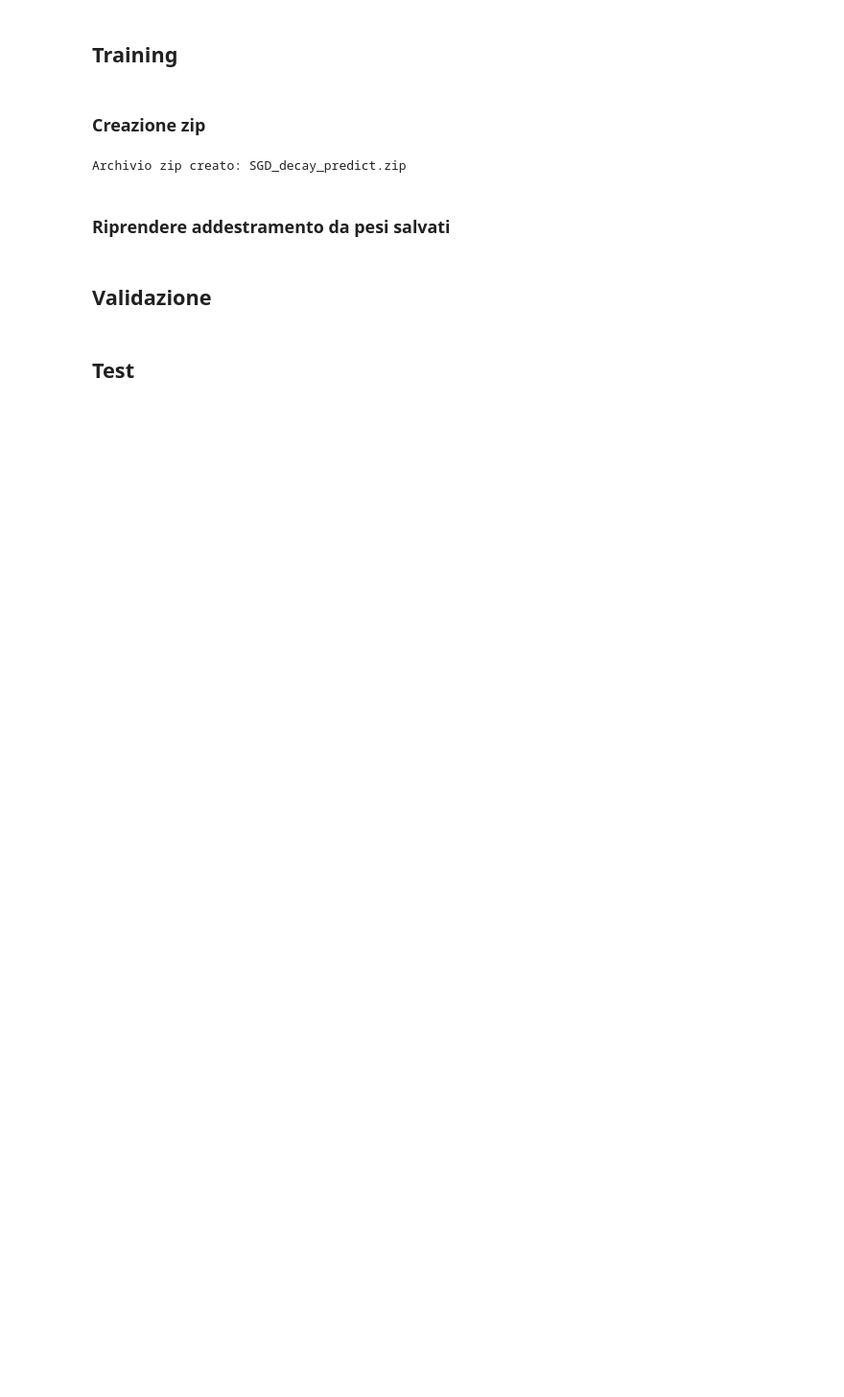
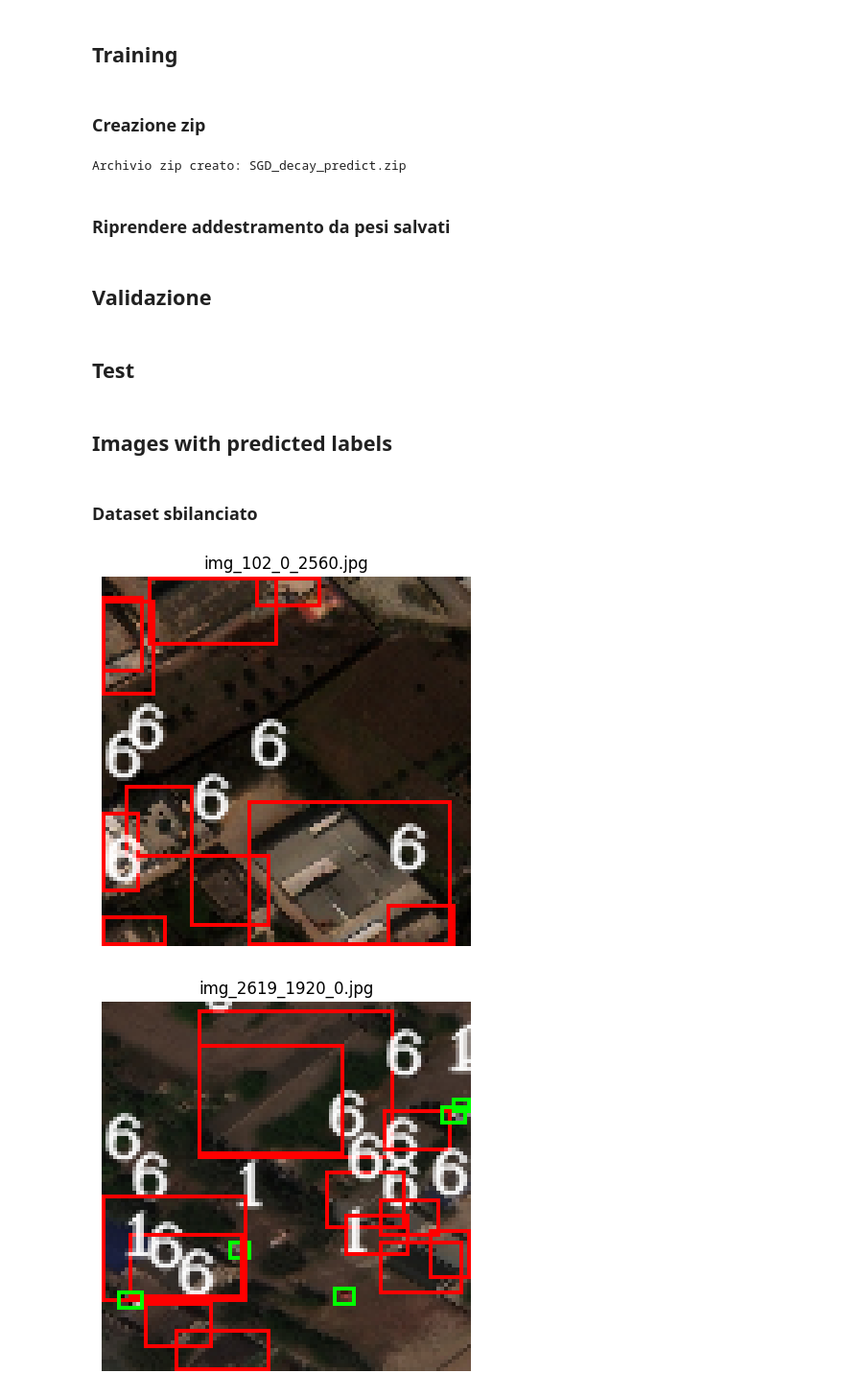
Before and after one commit to Leonard2310/xViewObjectDetection, a Jupyter notebook: FT_YOLOxViewOD.ipynb, the cells around one changed output. Shown: that part at 96% size. Drawn from its saved outputs; the diff is of its cells as text; code cells hidden in the pictures; blank space fills up the shorter version.

Commit message:
Kaggle Notebook | FT_YOLOxViewOD | Version 25

```diff
--- a/FT_YOLOxViewOD.ipynb
+++ b/FT_YOLOxViewOD.ipynb
@@ -515,3 +514,5 @@ results = model.val(data=dataset_yaml)
 # %%
 model = YOLO('/kaggle/working/runs/detect/train4/weights/best.pt')
 results = model.predict(test_img, imgsz=416, conf = 0.25, save = True, save_txt = True, project = out_dataset_pth, verbose = False)
+# %% [markdown]
+## Images with predicted labels
@@ -517,0 +614,10 @@ results = model.predict(test_img, imgsz=416, conf = 0.25, save = True, save_txt
+# %% [markdown]
+### Dataset sbilanciato
+# %%
+# Esempio di utilizzo
+image_list = ["img_102_0_2560.jpg", "img_2619_1920_0.jpg"]
+txt_folder = "/kaggle/input/predicted-labels"
+draw_bboxes_on_images(image_list, img_fldr, txt_folder)
+# %% [output]
+[figure, added]
+[figure, added]
```
Also changed, not shown: parts of 4 cells of this notebook.
